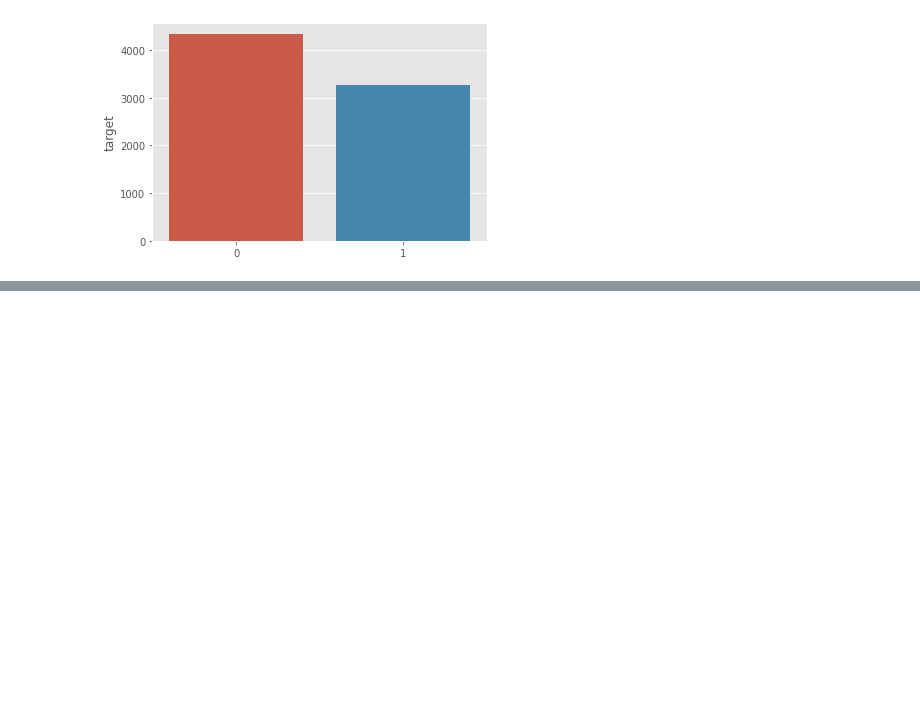
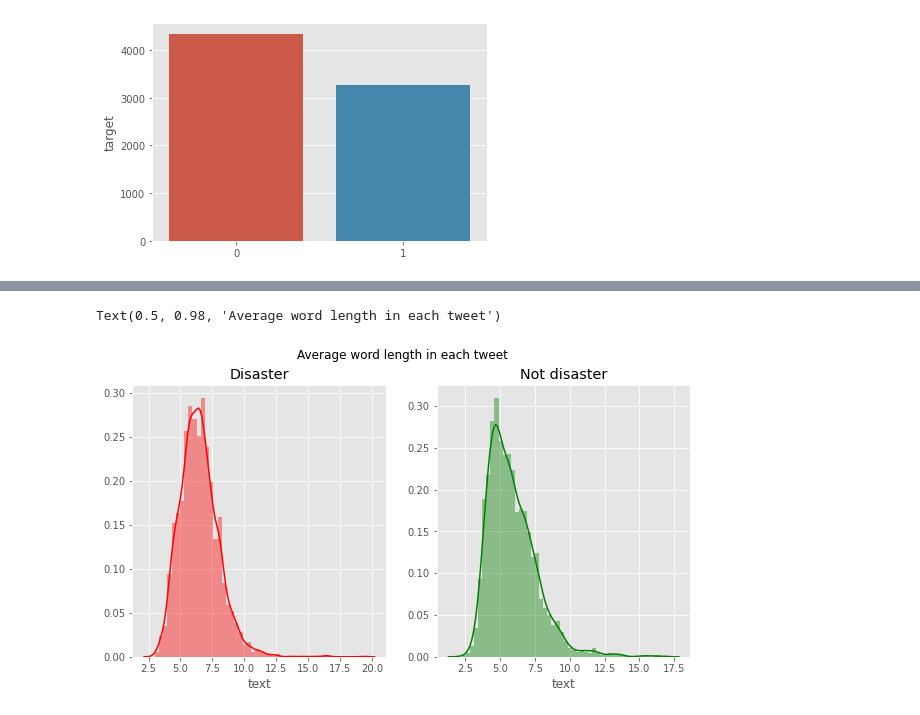
Before and after one commit to VishalPallagani/Disaster-Prediction-from-Tweets, a Jupyter notebook: EDA_and_Baseline.ipynb, the cells around one changed output, grey strips where cells are left out. Drawn from its saved outputs; the diff is of its cells as text; code cells hidden in the pictures; blank space fills up the shorter version.

```diff
--- a/EDA_and_Baseline.ipynb
+++ b/EDA_and_Baseline.ipynb
@@ -149,0 +183,12 @@ EDA starts here/
+# %%
+fig,(ax1,ax2)=plt.subplots(1,2,figsize=(10,5))
+word=train[train['target']==1]['text'].str.split().apply(lambda x : [len(i) for i in x])
+sns.distplot(word.map(lambda x: np.mean(x)),ax=ax1,color='red')
+ax1.set_title('Disaster')
+word=train[train['target']==0]['text'].str.split().apply(lambda x : [len(i) for i in x])
+sns.distplot(word.map(lambda x: np.mean(x)),ax=ax2,color='green')
+ax2.set_title('Not disaster')
+fig.suptitle('Average word length in each tweet')
+# %% [output]
+Text(0.5, 0.98, 'Average word length in each tweet')
+[figure, added]
```
Also changed, not shown: parts of 11 cells of this notebook.
